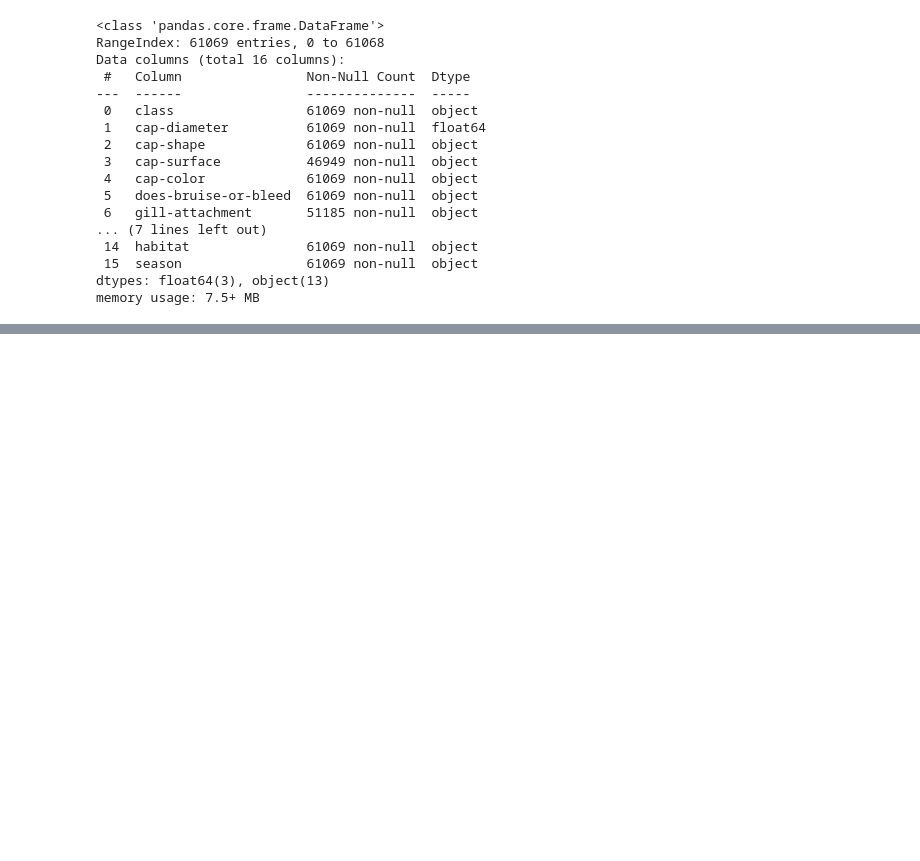
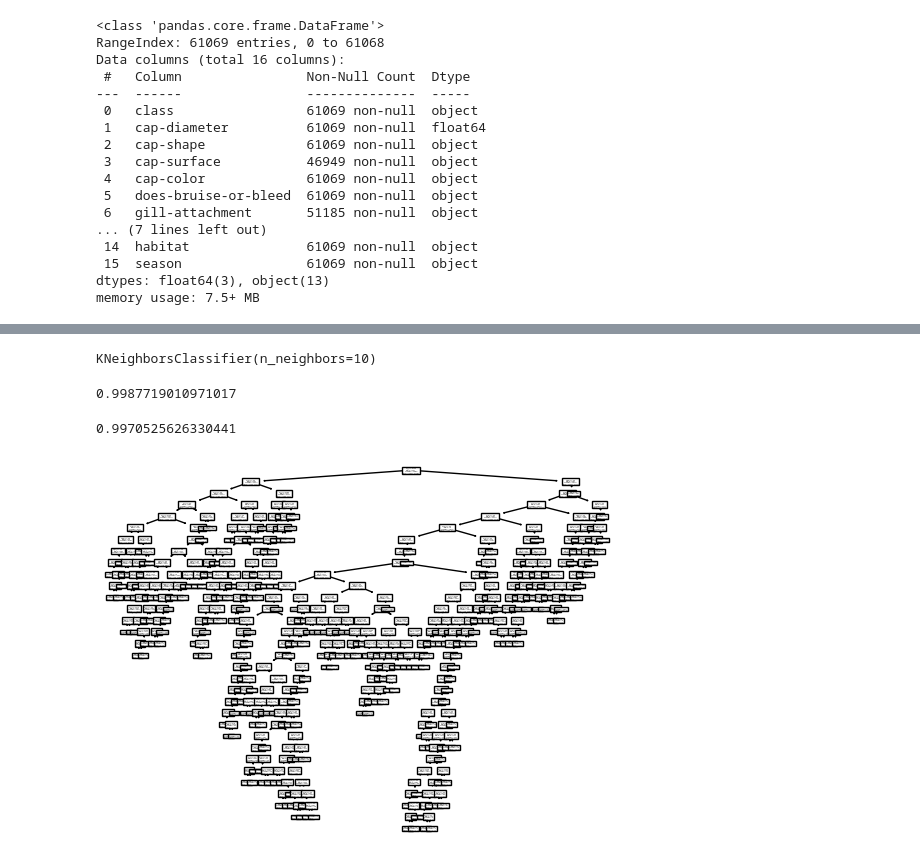
Before and after one commit to Haque2/mushroom-toxicity, a Jupyter notebook: mushroom-toxicity/mushroom_sergej.ipynb, the cells around one changed output, grey strips where cells are left out. Cells and saved outputs as stored; diff of their text form; code cells hidden in the pictures; blank space fills up the shorter version.

```diff
--- a/mushroom-toxicity/mushroom_sergej.ipynb
+++ b/mushroom-toxicity/mushroom_sergej.ipynb
@@ -209,0 +215,2 @@ df_encoded = df_encoded.drop(categorical_data, axis=1)
+# %%
+X_train_second, X_test_second, y_train_second, y_test_second = train_test_split(features, target, test_size=0.2, random_state=42)
@@ -209,0 +233,21 @@ df_encoded = df_encoded.drop(categorical_data, axis=1)
+# %%
+knn10.fit(X_train_second, y_train_second)
+# %% [output]
+KNeighborsClassifier(n_neighbors=10)
+# %%
+knn10.score(X_test_second, y_test_second)
+# %% [output]
+0.9987719010971017
+# %%
+clf = tree.DecisionTreeClassifier(random_state = 42)
+# %%
+clf_tree = clf.fit(X_train_second, y_train_second)
+# %%
+clf.score(X_test_second, y_test_second)
+# %% [output]
+0.9970525626330441
+# %%
+tree.plot_tree(clf_tree)
+plt.show()
+# %% [output]
+[figure, added]
```
Also changed, not shown: parts of 20 cells of this notebook.
